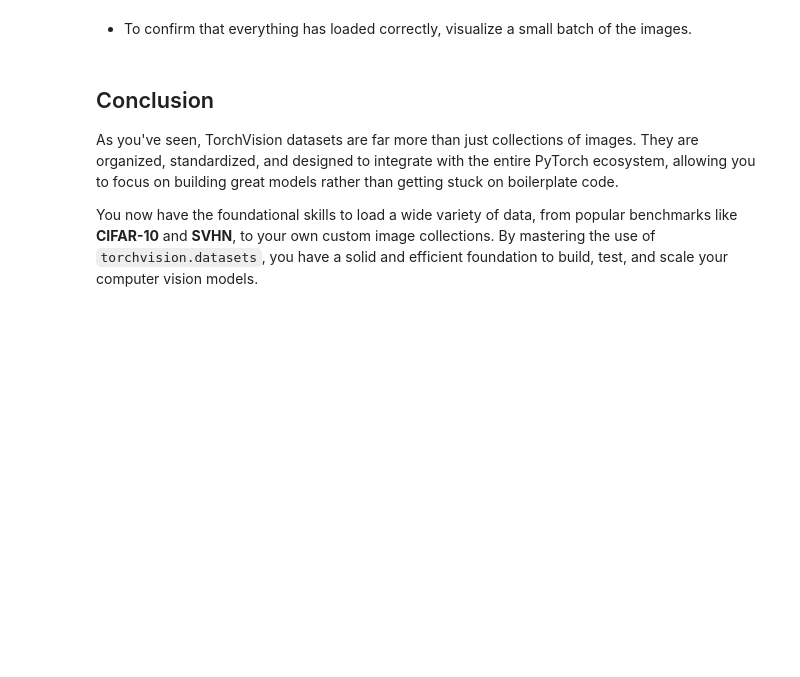
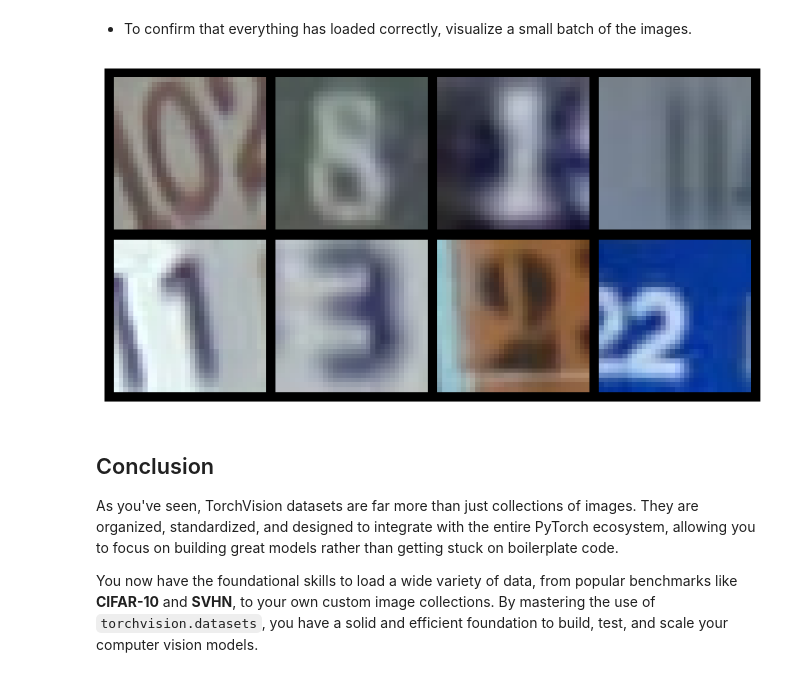
Before and after one commit to saleese-gnu/deeplearning-ai-pytorch, a Jupyter notebook: Course-2-Techniques-and-Ecosystem/Module_2/C2_M2_Lab_2_torchvision_2.ipynb, the cells around one changed output. Saved outputs shown, nothing was run; the diff lists cells and outputs as text; code cells hidden in the pictures; blank space fills up the shorter version.

```diff
--- a/Course-2-Techniques-and-Ecosystem/Module_2/C2_M2_Lab_2_torchvision_2.ipynb
+++ b/Course-2-Techniques-and-Ecosystem/Module_2/C2_M2_Lab_2_torchvision_2.ipynb
@@ -437,7 +461,9 @@ svhn_dataset = datasets.SVHN(root=root_dir,
 # %%
 svhn_dataloader = data.DataLoader(svhn_dataset, batch_size=8, shuffle=True)
 # %%
-helper_utils.display_images(svhn_dataloader)
+helper_utils2.display_images(svhn_dataloader)
+# %% [output]
+[figure, added]
 # %% [markdown]
 ## Conclusion
 
```
Also changed, not shown: parts of 10 cells of this notebook.
